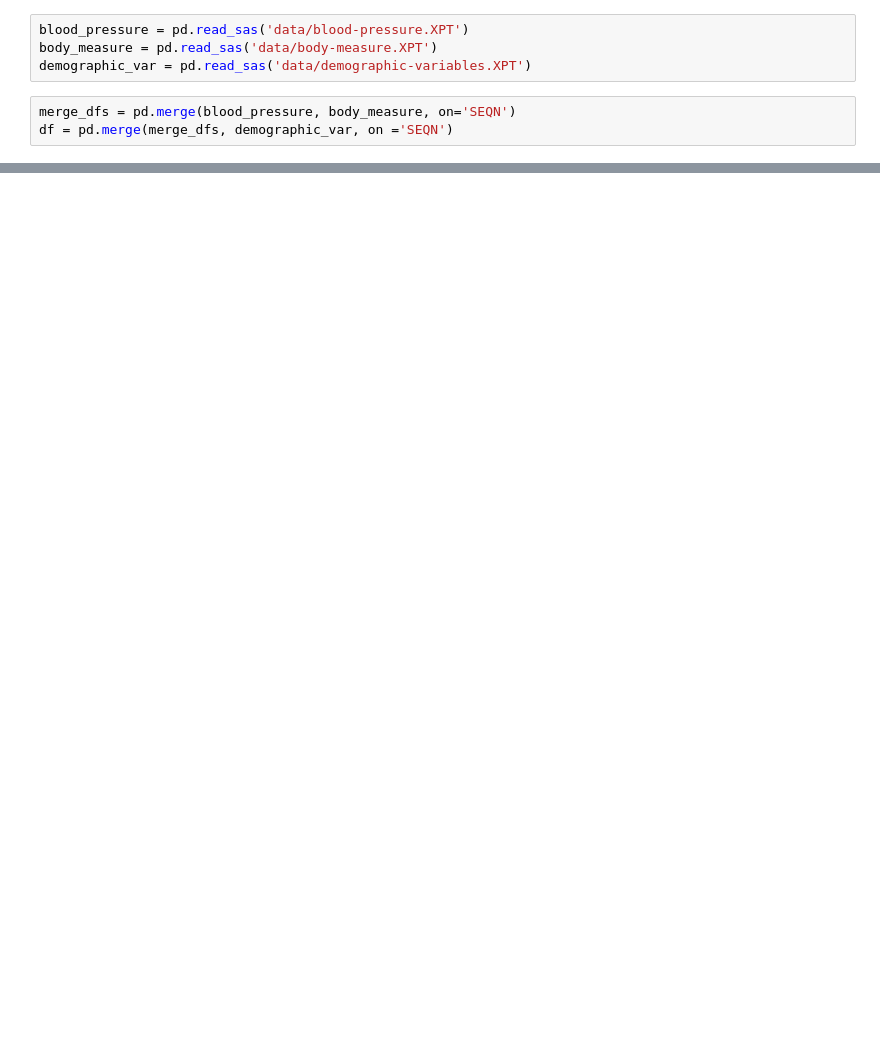
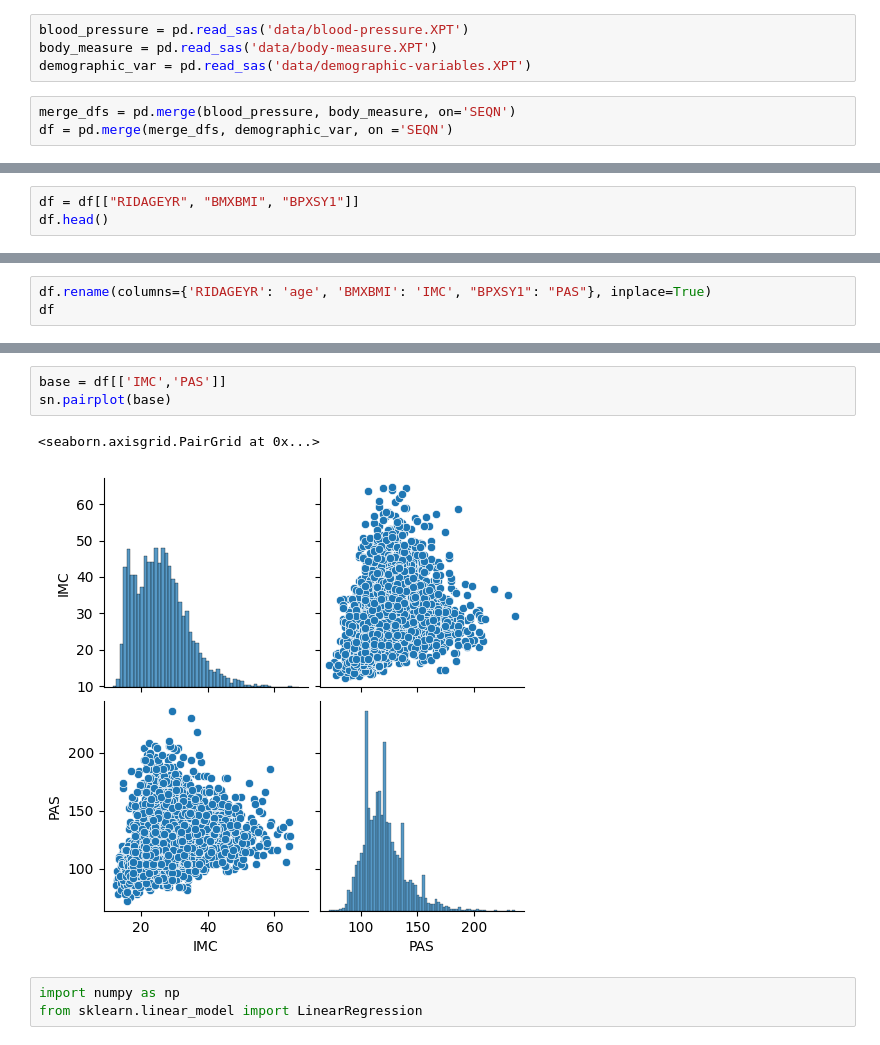
Before and after one commit to laryyssa/Aprendizado-de-Maquina-na-Saude, a Jupyter notebook: atv-2_regressao-linear/main.ipynb, the cells around one changed output, grey strips where cells are left out. Saved outputs shown, nothing was run; the diff lists cells and outputs as text; blank space fills up the shorter version.

```diff
--- a/atv-2_regressao-linear/main.ipynb
+++ b/atv-2_regressao-linear/main.ipynb
@@ -20,0 +13,3 @@ df.head()
+# %%
+df = df[["RIDAGEYR", "BMXBMI", "BPXSY1"]]
+df.head()
@@ -20,0 +23,3 @@ df.head()
+# %%
+df.rename(columns={'RIDAGEYR': 'age', 'BMXBMI': 'IMC', "BPXSY1": "PAS"}, inplace=True)
+df
@@ -20,0 +40,9 @@ df.head()
+# %%
+base = df[['IMC','PAS']]
+sn.pairplot(base)
+# %% [output]
+<seaborn.axisgrid.PairGrid at 0x...>
+[figure, added]
+# %%
+import numpy as np
+from sklearn.linear_model import LinearRegression
```
Also changed, not shown: parts of 7 cells of this notebook.
